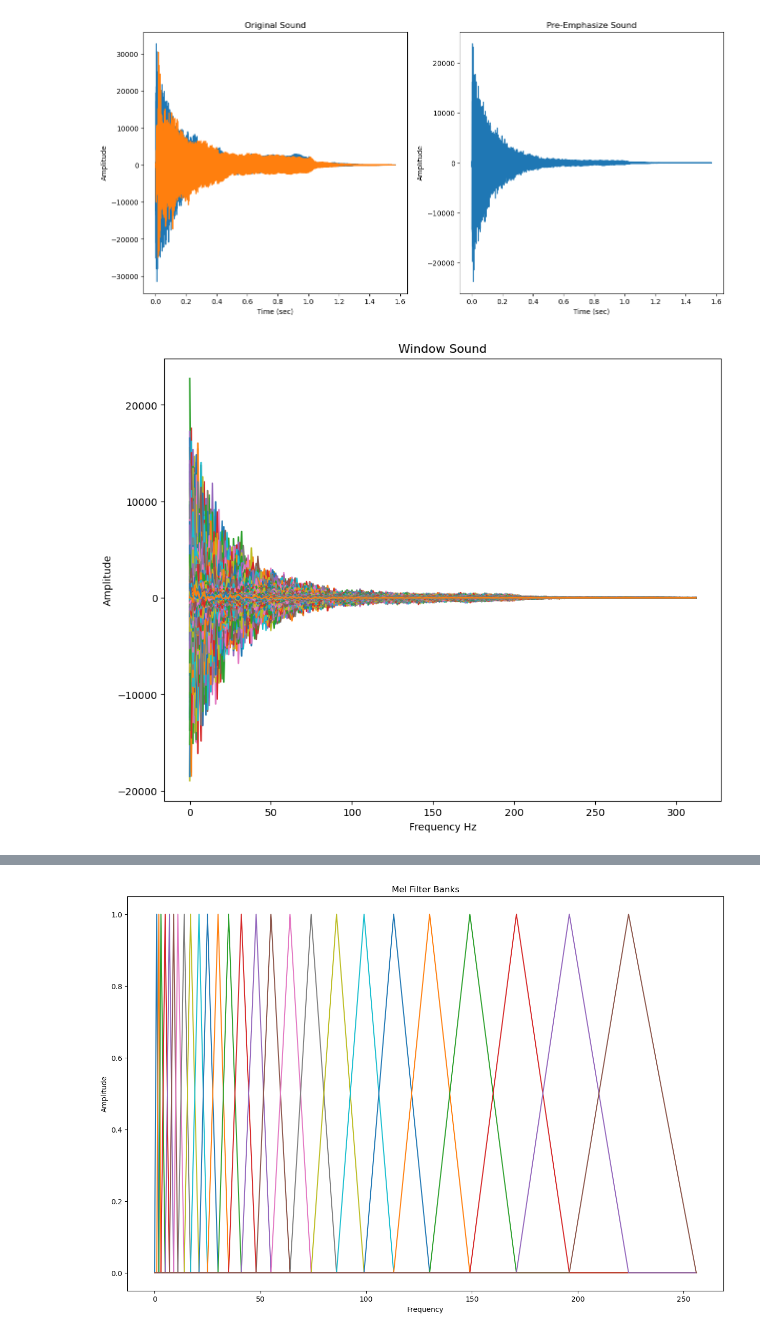
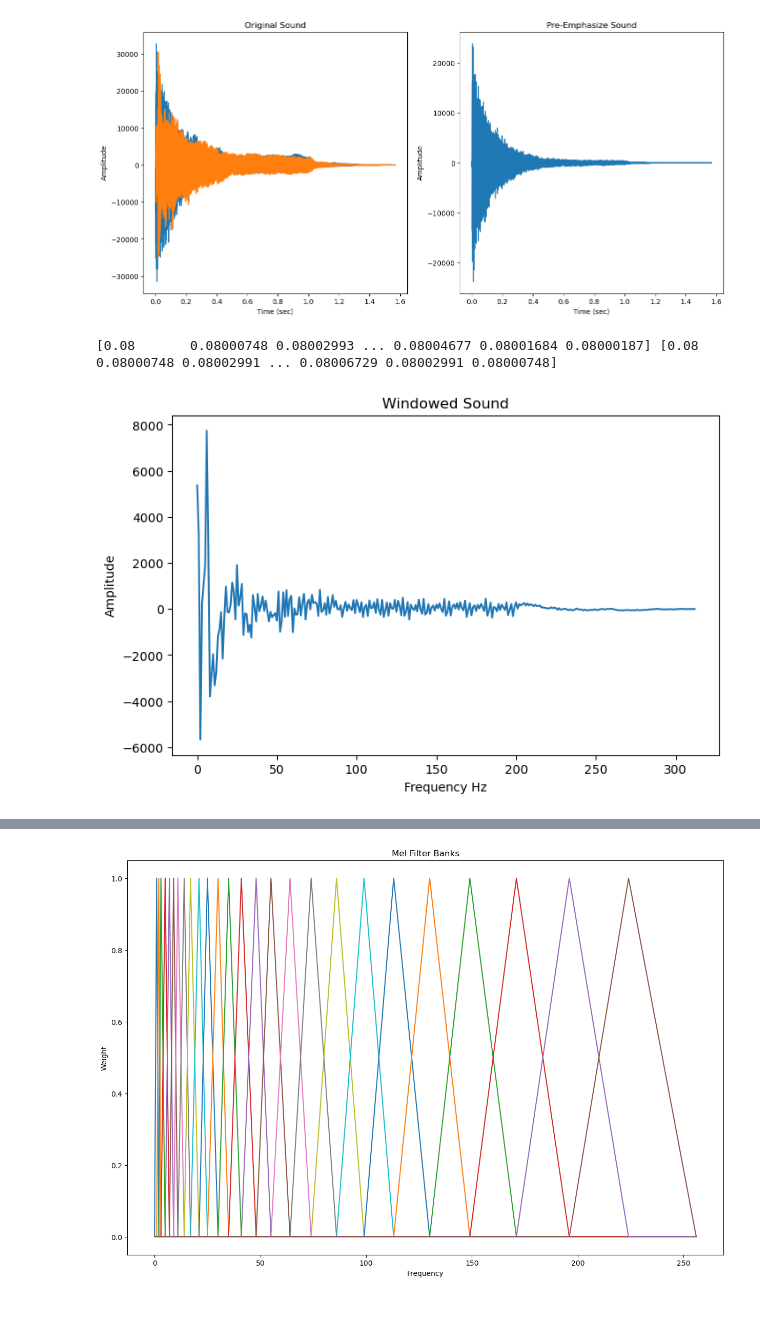
Before and after one commit to nushito/Math-for-Developers, a Jupyter notebook: MFC Project/MFC.ipynb, the cells around one changed output, grey strips where cells are left out. Saved outputs shown, nothing was run; the diff lists cells and outputs as text; code cells hidden in the pictures.

```diff
--- a/MFC Project/MFC.ipynb
+++ b/MFC Project/MFC.ipynb
@@ -181,23 +181,26 @@ def window_frames(framed_audio, frame_length):
     return audio_framed_window
 
 def hamm_win(frames, frame_length):
+    ham_2 = np.hamming(frame_length)
     hamming_window = get_window("hamming", int(frame_length), fftbins=True)
-    return frames * hamming_window
+    print(ham_2, hamming_window)
+    return np.dot(frames,ham_2)
 # %%
 frames_per_web = frame_audio(signal_emphasis,fft_coeff,frame_step*1000, samplerate)
 frame_audio_custom = audio_frames(signal_emphasis, samplerate, frame_length, frame_step)
 
 windowing_step = window_frames(frame_audio_custom, frame_length * samplerate)
 window_frames = hamm_win(frame_audio_custom, frame_length*samplerate)
 
-plt.figure(figsize=(10,8))
+plt.figure(figsize=(8,5))
 plt.xlabel("Frequency Hz")
 plt.ylabel("Amplitude")
-plt.title("Window Sound")
+plt.title("Windowed Sound")
 plt.plot(window_frames)
 plt.show()
 # %% [output]
+[0.08       0.08000748 0.08002993 ... 0.08004677 0.08001684 0.08000187] [0.08       0.08000748 0.08002991 ... 0.08006729 0.08002991 0.08000748]
-[figure, old version]
+[figure, new version]
 # %%
 def fft_ps_compute(frames, nfft, frame_length):
     c = 1/frame_length
```
Also changed, not shown: parts of 3 cells of this notebook, 1 other file.
